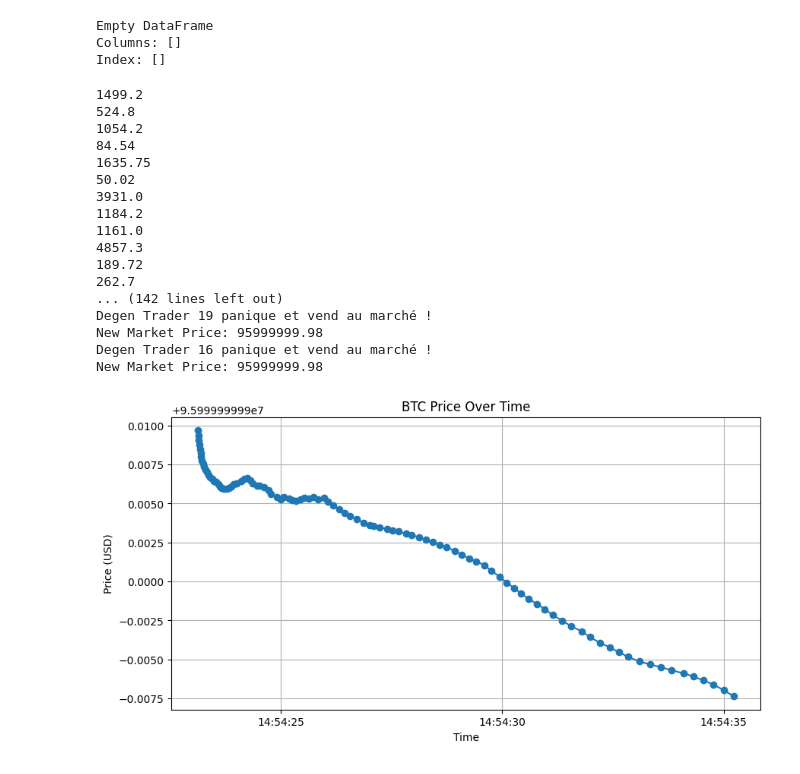
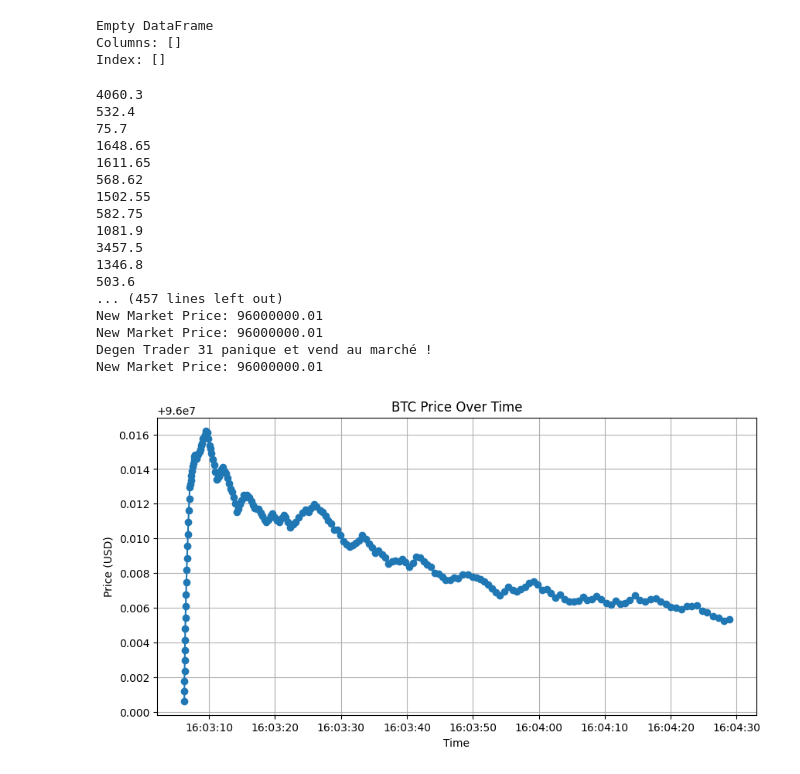
Before and after one commit to Plasmow/perplex_trading, a Jupyter notebook: perplex_simulation.ipynb, the cells around one changed output. Drawn from its saved outputs; the diff is of its cells as text; code cells hidden in the pictures.

Commit message:
Réajout de la correction de market

```diff
--- a/perplex_simulation.ipynb
+++ b/perplex_simulation.ipynb
@@ -436,7 +436,7 @@ class Trader:
         self.trader_id = trader_id
         self.balance = balance
         self.leverage = leverage
-        self.position = 'SELL'  # 'BUY', 'SELL', 'NEUTRAL' ou 'LIQUIDATED'
+        self.position = random.choice(["BUY","SELL"])  # 'BUY', 'SELL', 'NEUTRAL' ou 'LIQUIDATED'
         self.entry_price = market_price
         self.margin = balance / leverage
         self.liquidation_price = self.calculate_liquidation_price()
@@ -487,7 +487,7 @@ class MarketMaker(Trader):
     def what_does_he_do(self, market_price, trend, herd_position) :
         if not self.is_liquidated:
             quantity = round(random.uniform(0.01, 2.0), 3)
-            order_types = ['BUY_PO', 'SELL_PO', 'BUY', 'SELL']
+            order_types = ['BUY', 'SELL']
             order_type = random.choice(order_types)
             if self.follows_herd(herd_position, market_price) :
                 return herd_position, quantity
@@ -513,7 +513,7 @@ class DegenTrader(Trader):
     def what_does_he_do(self, market_price, trend, herd_position) :
         if not self.is_liquidated:
             quantity = round(random.uniform(0.01, 2.0), 3)
-            order_types = ['BUY_PO', 'SELL_PO', 'BUY', 'SELL']
+            order_types = ['BUY', 'SELL']
             order_type = random.choice(order_types)
             if self.follows_herd(herd_position, market_price) :
                 return herd_position, quantity
@@ -544,7 +544,7 @@ class SwingTrader(Trader):
     def what_does_he_do(self, market_price, trend, herd_position) :
         if not self.is_liquidated:
             quantity = round(random.uniform(0.01, 2.0), 3)
-            order_types = ['BUY_PO', 'SELL_PO', 'BUY', 'SELL']
+            order_types = ['BUY', 'SELL']
             order_type = random.choice(order_types)
             if self.follows_herd(herd_position, market_price) :
                 return herd_position, quantity
@@ -569,7 +569,7 @@ class ArbitrageTrader(Trader):
     def what_does_he_do(self, market_price, trend, herd_position) :
         if not self.is_liquidated:
             quantity = round(random.uniform(0.01, 2.0), 3)
-            order_types = ['BUY_PO', 'SELL_PO', 'BUY', 'SELL']
+            order_types = ['BUY', 'SELL']
             order_type = random.choice(order_types)
             if self.follows_herd(herd_position, market_price) :
                 return herd_position, quantity
@@ -583,7 +583,6 @@ class ArbitrageTrader(Trader):
 class Market:
     """Classe représentant le marché et la mise à jour du prix."""
     def __init__(self, initial_price=96000000, alpha=0.0001):
-
         self.price = initial_price  # Prix initial du marché
         self.alpha = alpha  # Coefficient d'impact des ordres sur le prix
 
@@ -593,15 +592,15 @@ class Market:
 
         buy_volume = 0
         for _, row in df_orders.iterrows() :
-            if row['OrderType'] == 'BUY' :
+            if row['OrderType'] == 'BUY' and row['Block'] == order_book.block :
                 buy_volume += row['Quantity']
         sell_volume = 0
         for _, row in df_orders.iterrows() :
-            if row['OrderType'] == 'SELL' :
+            if row['OrderType'] == 'SELL' and row['Block'] == order_book.block :
                 sell_volume += row['Quantity']
         liquidation_volume = 0
         for _, row in df_orders.iterrows() :
-            if row['Action'] == 'EVENT_LIQ' :
+            if row['Action'] == 'EVENT_LIQ' and row['Block'] == order_book.block :
                 liquidation_volume += row['Quantity']
 
         net_order_flow = buy_volume - sell_volume
@@ -633,7 +632,7 @@ class Order:
         self.action = "EVENT_NEW"
         self.price = self.adjust_price(price, market_price)
         self.quantity = quantity
-        self.order_type = order_type  # 'BUY_PO', 'SELL_PO', 'BUY', 'SELL'
+        self.order_type = order_type  # 'BUY', 'SELL'
         self.subaccount = trader.trader_id
 
     def generate_order_hash(self):
@@ -642,7 +641,8 @@ class Order:
 
     def get_current_block(self):
         """Simule un bloc de transaction basé sur le timestamp."""
-        return int(datetime.timestamp(datetime.now()))
+        order_book.block = int(datetime.timestamp(datetime.now()))
+        return order_book.block
 
     def adjust_price(self, base_price, market_price):
         """Ajuste le prix de l'ordre en fonction du prix du marché."""
@@ -653,6 +653,7 @@ class OrderBook:
     """Carnet d'ordres gérant les transactions et influencé par le prix du marché."""
     def __init__(self, market):
         self.orders = []
+        self.block = int(datetime.timestamp(datetime.now()))
         self.market = market  # Référence au marché
 
     def add_order(self, trader, order_type, quantity):
@@ -675,7 +676,6 @@ class OrderBook:
 
 # Initialisation du carnet d'ordres
 order_book = OrderBook(market)
-order_types = ['BUY_PO', 'SELL_PO', 'BUY', 'SELL']
 
 # Affichage du carnet d'ordres sous forme de DataFrame
 df_order_book = order_book.get_order_book_df()
@@ -692,7 +692,7 @@ traders = []
 id = 0
 market_price = market.price
 
-nb_degens = 20
+nb_degens = 50
 nb_market_makers = 0
 nb_swing_traders = 0
 nb_arbitrage_traders = 0
@@ -725,50 +725,50 @@ timestamps = []
 
 
 # Simulation over multiple time steps
-for _ in range(100):  # For example, 100 time steps
+for _ in range(200):  # For example, 100 time steps
     neighbor_positions = [trader.position for trader in traders]
     trend = "bearish"
     herd_position = max(set(neighbor_positions), key=neighbor_positions.count) if neighbor_positions else "BUY"
     # Generate random orders for each trader
     for trader in traders:
         if trader.position == "LIQUIDATED":
             traders = [t for t in traders if t.trader_id != trader.trader_id]
         else :
             order_type, quantity = trader.what_does_he_do(market.price, trend, herd_position)
             order_book.add_order(trader, order_type, quantity)
 
     df_order_book = order_book.get_order_book_df()
     new_price = market.update_price(order_book)
     prices.append(new_price)
     timestamps.append(datetime.now())
 
 # Convert timestamps and prices to a DataFrame for plotting
 df_prices = pd.DataFrame({'time': timestamps, 'price': prices})
 
 # Plotting the prices over time
 plt.figure(figsize=(10, 5))
 plt.plot(df_prices['time'], df_prices['price'], marker='o')
 plt.title('BTC Price Over Time')
 plt.xlabel('Time')
 plt.ylabel('Price (USD)')
 plt.grid(True)
 plt.show()
 # %% [output]
-1499.2
-524.8
-1054.2
-84.54
-1635.75
-50.02
-3931.0
-1184.2
-1161.0
-4857.3
-189.72
-262.7
-... (142 lines left out)
-Degen Trader 19 panique et vend au marché !
-New Market Price: 95999999.98
-Degen Trader 16 panique et vend au marché !
-New Market Price: 95999999.98
+4060.3
+532.4
+75.7
+1648.65
+1611.65
+568.62
+1502.55
+582.75
+1081.9
+3457.5
+1346.8
+503.6
+... (457 lines left out)
+New Market Price: 96000000.01
+New Market Price: 96000000.01
+Degen Trader 31 panique et vend au marché !
+New Market Price: 96000000.01
-[figure, old version]
+[figure, new version]
```
